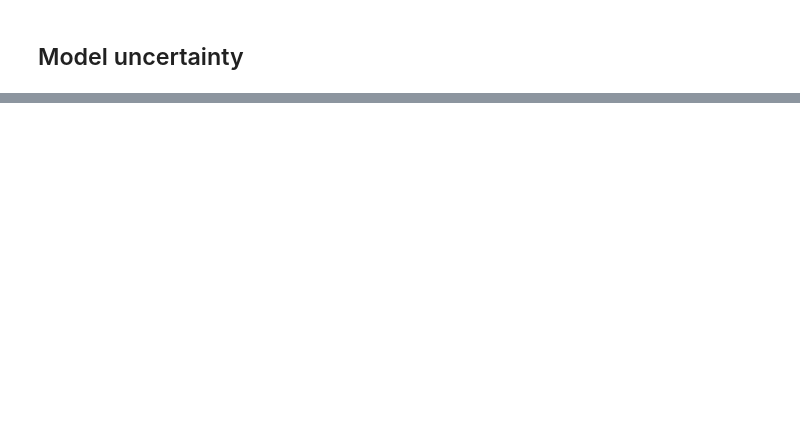
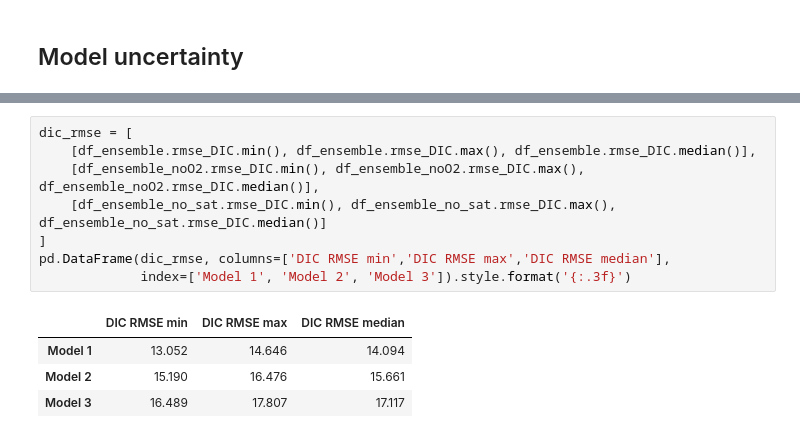
Before and after one commit to WHOIGit/nelme-bottom-water-bgc, a Jupyter notebook: manuscript_figures.ipynb, the cells around one changed output, grey strips where cells are left out. Drawn from its saved outputs; the diff is of its cells as text; blank space fills up the shorter version.

Commit message:
Compute RMSE and R squared for ensemble members

```diff
--- a/manuscript_figures.ipynb
+++ b/manuscript_figures.ipynb
@@ -536,0 +586,13 @@ ta_stats
+# %%
+dic_rmse = [
+    [df_ensemble.rmse_DIC.min(), df_ensemble.rmse_DIC.max(), df_ensemble.rmse_DIC.median()],
+    [df_ensemble_noO2.rmse_DIC.min(), df_ensemble_noO2.rmse_DIC.max(), df_ensemble_noO2.rmse_DIC.median()],
+    [df_ensemble_no_sat.rmse_DIC.min(), df_ensemble_no_sat.rmse_DIC.max(), df_ensemble_no_sat.rmse_DIC.median()]
+]
+pd.DataFrame(dic_rmse, columns=['DIC RMSE min','DIC RMSE max','DIC RMSE median'],
+             index=['Model 1', 'Model 2', 'Model 3']).style.format('{:.3f}')
+# %% [output]
+|  | DIC RMSE min | DIC RMSE max | DIC RMSE median |
+| Model 1 | 13.052 | 14.646 | 14.094 |
+| Model 2 | 15.190 | 16.476 | 15.661 |
+| Model 3 | 16.489 | 17.807 | 17.117 |
```
Also changed, not shown: parts of 15 cells of this notebook, 1 other file.
